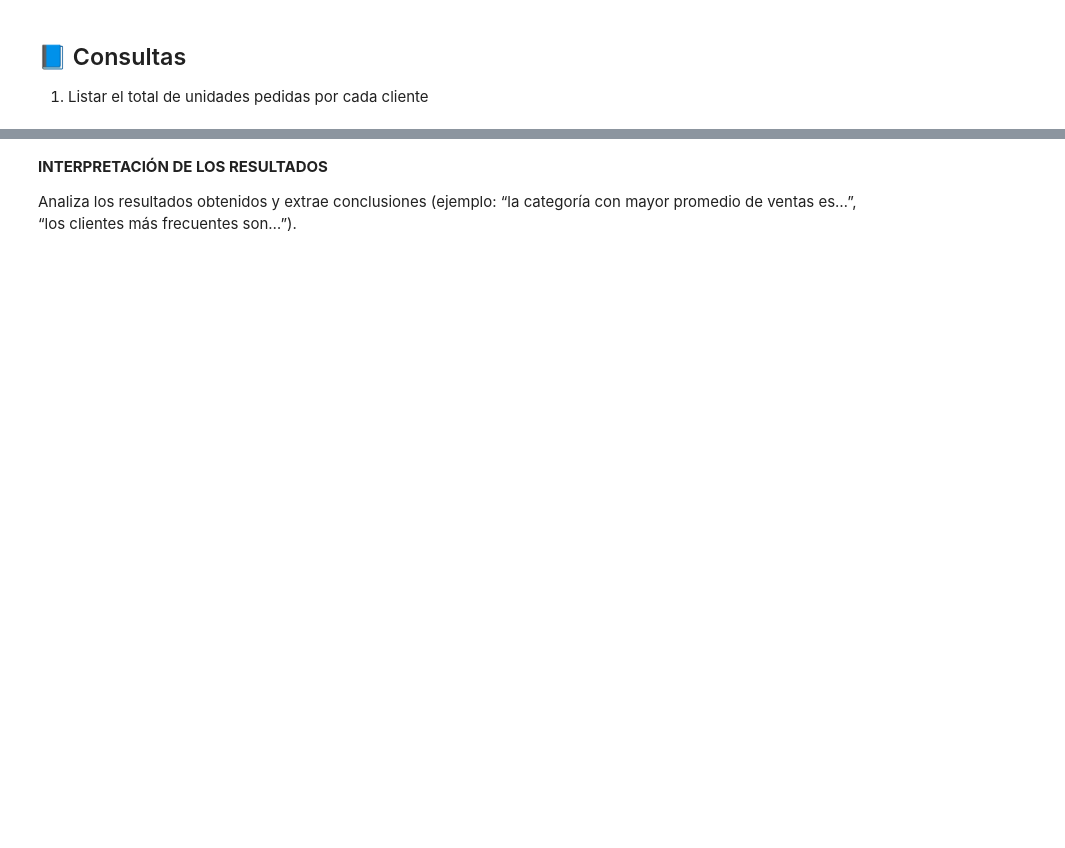
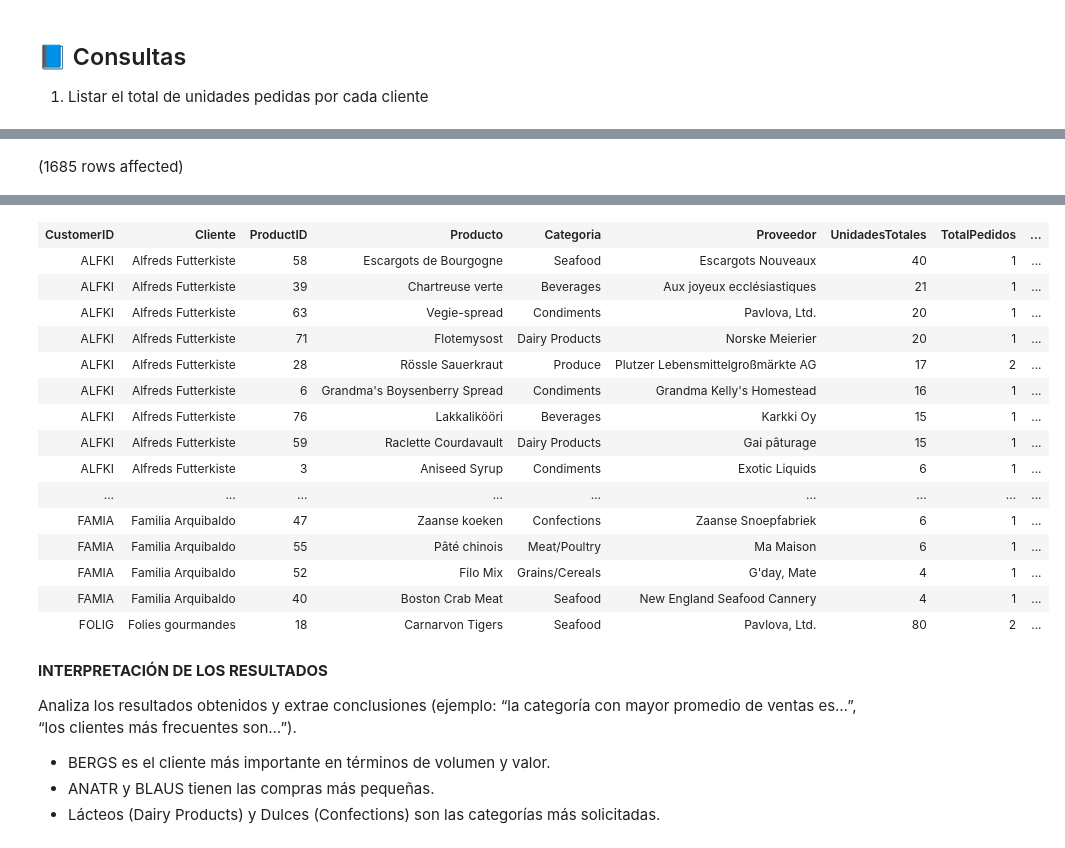
Before and after one commit to c04o/select-queries, a Jupyter notebook: resumenes-reportes.ipynb, the cells around one changed output, grey strips where cells are left out. Drawn from its saved outputs; the diff is of its cells as text; code cells hidden in the pictures; blank space fills up the shorter version.

```diff
--- a/resumenes-reportes.ipynb
+++ b/resumenes-reportes.ipynb
@@ -56,0 +24,38 @@ Total execution time: 00:00:00.024
+# %%
+SELECT
+    c.CustomerID,
+    c.CompanyName AS Cliente,
+    p.ProductID,
+    p.ProductName AS Producto,
+    cat.CategoryName AS Categoria,
+    sup.CompanyName AS Proveedor,
+    SUM(od.Quantity) AS UnidadesTotales,
+    COUNT(DISTINCT o.OrderID) AS TotalPedidos,
+    AVG(od.Quantity) AS PromedioPorPedido,
+    MAX(od.Quantity) AS MaximoPorPedido,
+    MIN(od.Quantity) AS MinimoPorPedido,
+    SUM(od.Quantity * od.UnitPrice) AS ValorTotal
+FROM
+    Customers c
+INNER JOIN
+    Orders o ON c.CustomerID = o.CustomerID
+INNER JOIN
+    [Order Details] od ON o.OrderID = od.OrderID
+INNER JOIN
+    Products p ON od.ProductID = p.ProductID
+INNER JOIN
+    Categories cat ON p.CategoryID = cat.CategoryID
+INNER JOIN
+    Suppliers sup ON p.SupplierID = sup.SupplierID
+GROUP BY
+    c.CustomerID,
+    c.CompanyName,
+    p.ProductID,
+    p.ProductName,
+    cat.CategoryName,
+    sup.CompanyName
+ORDER BY
+    c.CompanyName ASC,
+    UnidadesTotales DESC;
+# %% [output]
+(1685 rows affected)
@@ -57,4 +63,24 @@ Total execution time: 00:00:00.024
+| CustomerID | Cliente | ProductID | Producto | Categoria | Proveedor | UnidadesTotales | TotalPedidos | ... |
+| ALFKI | Alfreds Futterkiste | 58 | Escargots de Bourgogne | Seafood | Escargots Nouveaux | 40 | 1 | ... |
+| ALFKI | Alfreds Futterkiste | 39 | Chartreuse verte | Beverages | Aux joyeux ecclésiastiques | 21 | 1 | ... |
+| ALFKI | Alfreds Futterkiste | 63 | Vegie-spread | Condiments | Pavlova, Ltd. | 20 | 1 | ... |
+| ALFKI | Alfreds Futterkiste | 71 | Flotemysost | Dairy Products | Norske Meierier | 20 | 1 | ... |
+| ALFKI | Alfreds Futterkiste | 28 | Rössle Sauerkraut | Produce | Plutzer Lebensmittelgroßmärkte AG | 17 | 2 | ... |
+| ALFKI | Alfreds Futterkiste | 6 | Grandma's Boysenberry Spread | Condiments | Grandma Kelly's Homestead | 16 | 1 | ... |
+| ALFKI | Alfreds Futterkiste | 76 | Lakkalikööri | Beverages | Karkki Oy | 15 | 1 | ... |
+| ALFKI | Alfreds Futterkiste | 59 | Raclette Courdavault | Dairy Products | Gai pâturage | 15 | 1 | ... |
+| ALFKI | Alfreds Futterkiste | 3 | Aniseed Syrup | Condiments | Exotic Liquids | 6 | 1 | ... |
+| ... | ... | ... | ... | ... | ... | ... | ... | ... |
+| FAMIA | Familia Arquibaldo | 47 | Zaanse koeken | Confections | Zaanse Snoepfabriek | 6 | 1 | ... |
+| FAMIA | Familia Arquibaldo | 55 | Pâté chinois | Meat/Poultry | Ma Maison | 6 | 1 | ... |
+| FAMIA | Familia Arquibaldo | 52 | Filo Mix | Grains/Cereals | G'day, Mate | 4 | 1 | ... |
+| FAMIA | Familia Arquibaldo | 40 | Boston Crab Meat | Seafood | New England Seafood Cannery | 4 | 1 | ... |
+| FOLIG | Folies gourmandes | 18 | Carnarvon Tigers | Seafood | Pavlova, Ltd. | 80 | 2 | ... |
 # %% [markdown]
 **INTERPRETACIÓN DE LOS RESULTADOS**
 
 Analiza los resultados obtenidos y extrae conclusiones (ejemplo: “la categoría con mayor promedio de ventas es…”, “los clientes más frecuentes son…”).
+
+- BERGS es el cliente más importante en términos de volumen y valor.
+- ANATR y BLAUS tienen las compras más pequeñas.
+- Lácteos (Dairy Products) y Dulces (Confections) son las categorías más solicitadas.
```
Also changed, not shown: parts of 4 cells of this notebook, 3 other files.
